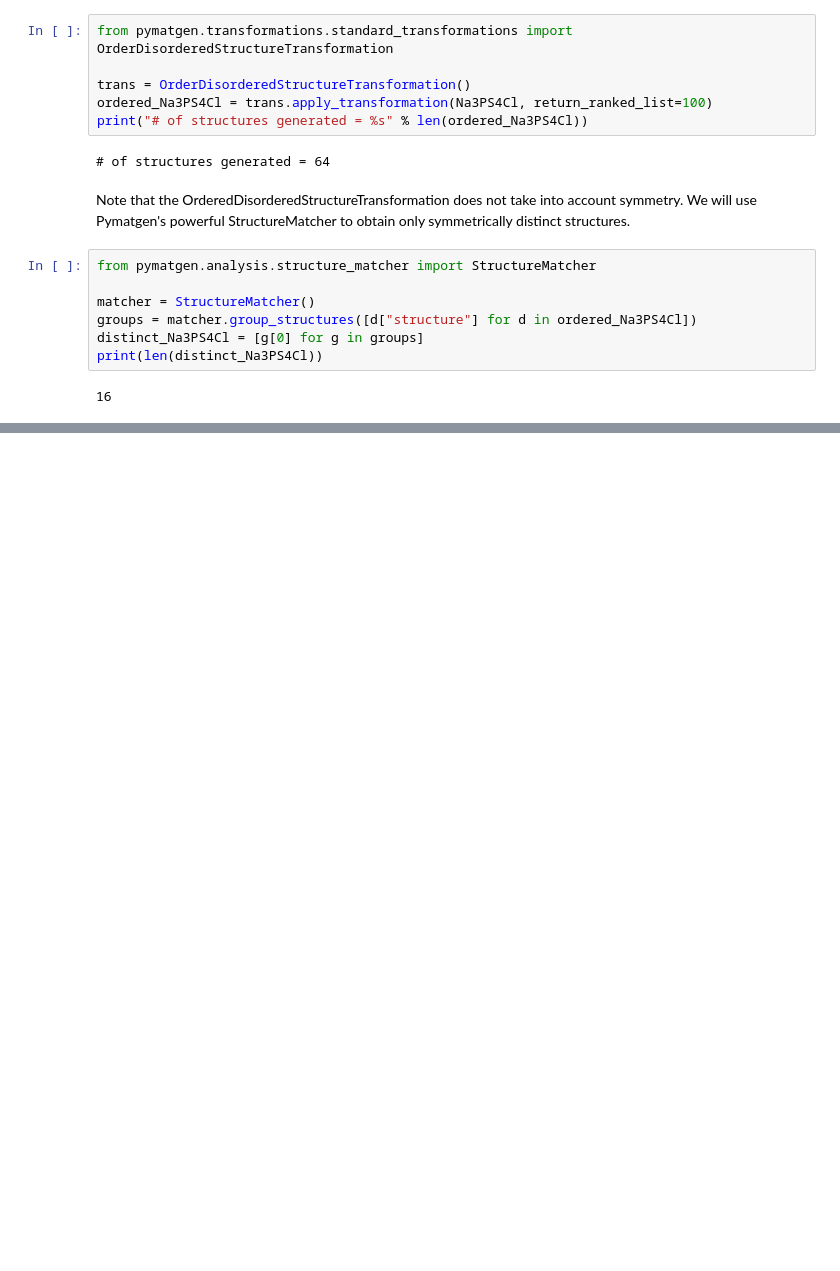
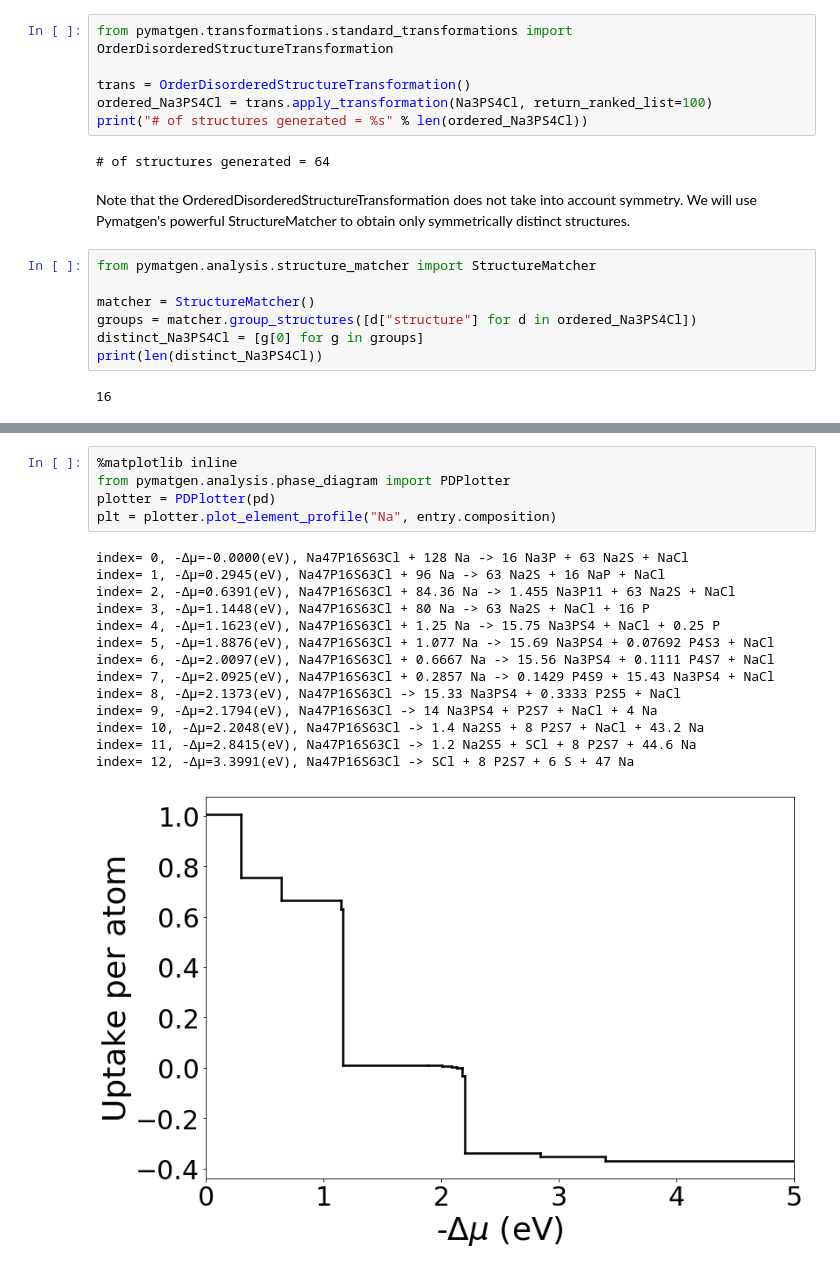
Before and after one commit to shyuep/miworkshop, a Jupyter notebook: notebooks/Session 3 - Case study on Alkali Superionic Conductors - Phase and Electrochemical Stability.ipynb, the cells around one changed output, grey strips where cells are left out. Saved outputs shown, nothing was run; the diff lists cells and outputs as text; blank space fills up the shorter version.

```diff
--- a/notebooks/Session 3 - Case study on Alkali Superionic Conductors - Phase and Electrochemical Stability.ipynb
+++ b/notebooks/Session 3 - Case study on Alkali Superionic Conductors - Phase and Electrochemical Stability.ipynb
@@ -155,0 +145,20 @@ pd.get_element_profile(Element("Na"), entry.composition)
+# %%
+%matplotlib inline
+from pymatgen.analysis.phase_diagram import PDPlotter
+plotter = PDPlotter(pd)
+plt = plotter.plot_element_profile("Na", entry.composition)
+# %% [output]
+index= 0, -Δμ=-0.0000(eV), Na47P16S63Cl + 128 Na -> 16 Na3P + 63 Na2S + NaCl
+index= 1, -Δμ=0.2945(eV), Na47P16S63Cl + 96 Na -> 63 Na2S + 16 NaP + NaCl
+index= 2, -Δμ=0.6391(eV), Na47P16S63Cl + 84.36 Na -> 1.455 Na3P11 + 63 Na2S + NaCl
+index= 3, -Δμ=1.1448(eV), Na47P16S63Cl + 80 Na -> 63 Na2S + NaCl + 16 P
+index= 4, -Δμ=1.1623(eV), Na47P16S63Cl + 1.25 Na -> 15.75 Na3PS4 + NaCl + 0.25 P
+index= 5, -Δμ=1.8876(eV), Na47P16S63Cl + 1.077 Na -> 15.69 Na3PS4 + 0.07692 P4S3 + NaCl
+index= 6, -Δμ=2.0097(eV), Na47P16S63Cl + 0.6667 Na -> 15.56 Na3PS4 + 0.1111 P4S7 + NaCl
+index= 7, -Δμ=2.0925(eV), Na47P16S63Cl + 0.2857 Na -> 0.1429 P4S9 + 15.43 Na3PS4 + NaCl
+index= 8, -Δμ=2.1373(eV), Na47P16S63Cl -> 15.33 Na3PS4 + 0.3333 P2S5 + NaCl
+index= 9, -Δμ=2.1794(eV), Na47P16S63Cl -> 14 Na3PS4 + P2S7 + NaCl + 4 Na
+index= 10, -Δμ=2.2048(eV), Na47P16S63Cl -> 1.4 Na2S5 + 8 P2S7 + NaCl + 43.2 Na
+index= 11, -Δμ=2.8415(eV), Na47P16S63Cl -> 1.2 Na2S5 + SCl + 8 P2S7 + 44.6 Na
+index= 12, -Δμ=3.3991(eV), Na47P16S63Cl -> SCl + 8 P2S7 + 6 S + 47 Na
+[figure, added]
```
Also changed, not shown: parts of 11 cells of this notebook, 1 other file.
